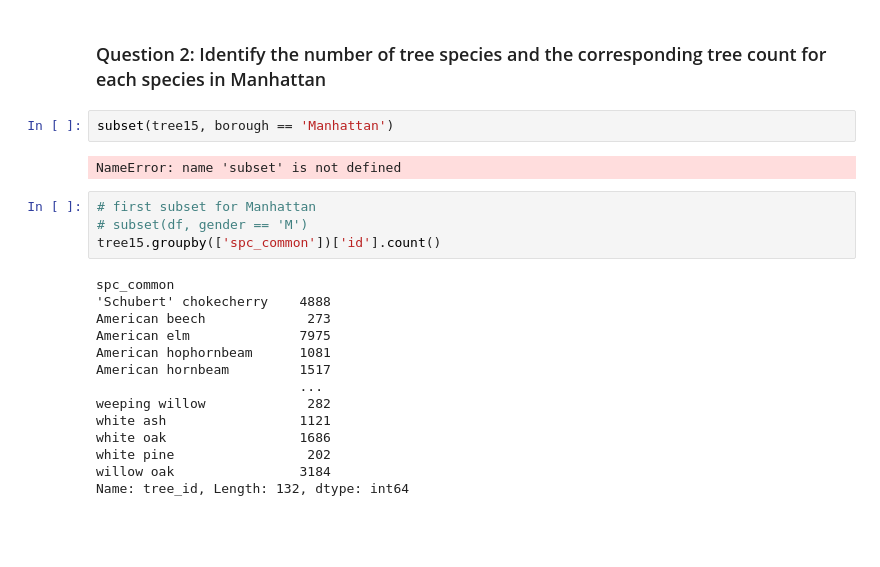
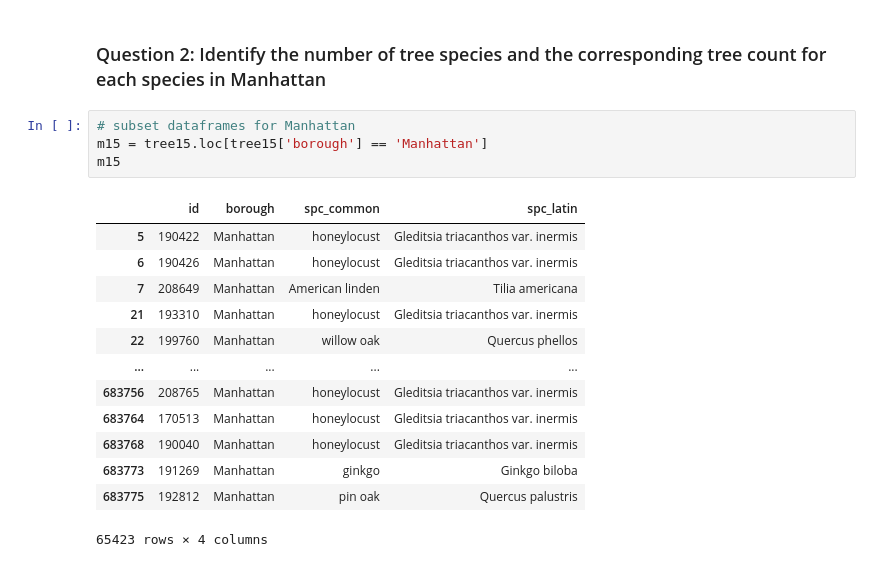
Before and after one commit to radleyciego/environmental-data-science, a Jupyter notebook: labs/04_data_visualization.ipynb, the cells around one changed output. Saved outputs shown, nothing was run; the diff lists cells and outputs as text; blank space fills up the shorter version.

```diff
--- a/labs/04_data_visualization.ipynb
+++ b/labs/04_data_visualization.ipynb
@@ -164,25 +164,21 @@ Staten Island     76634
 Name: RecordId, dtype: int64
 # %% [markdown]
 ### Question 2: Identify the number of tree species and the corresponding tree count for each species in Manhattan
-# %%
-subset(tree15, borough == 'Manhattan')
-# %% [output]
-NameError: name 'subset' is not defined
-# %%
-# first subset for Manhattan
-# subset(df, gender == 'M')
-tree15.groupby(['spc_common'])['id'].count()
-# %% [output]
-spc_common
-'Schubert' chokecherry    4888
-American beech             273
-American elm              7975
-American hophornbeam      1081
-American hornbeam         1517
-                          ...
-weeping willow             282
-white ash                 1121
-white oak                 1686
-white pine                 202
-willow oak                3184
-Name: tree_id, Length: 132, dtype: int64
+# %%
+# subset dataframes for Manhattan
+m15 = tree15.loc[tree15['borough'] == 'Manhattan']
+m15
+# %% [output]
+|  | id | borough | spc_common | spc_latin |
+| 5 | 190422 | Manhattan | honeylocust | Gleditsia triacanthos var. inermis |
+| 6 | 190426 | Manhattan | honeylocust | Gleditsia triacanthos var. inermis |
+| 7 | 208649 | Manhattan | American linden | Tilia americana |
+| 21 | 193310 | Manhattan | honeylocust | Gleditsia triacanthos var. inermis |
+| 22 | 199760 | Manhattan | willow oak | Quercus phellos |
+| ... | ... | ... | ... | ... |
+| 683756 | 208765 | Manhattan | honeylocust | Gleditsia triacanthos var. inermis |
+| 683764 | 170513 | Manhattan | honeylocust | Gleditsia triacanthos var. inermis |
+| 683768 | 190040 | Manhattan | honeylocust | Gleditsia triacanthos var. inermis |
+| 683773 | 191269 | Manhattan | ginkgo | Ginkgo biloba |
+| 683775 | 192812 | Manhattan | pin oak | Quercus palustris |
+65423 rows × 4 columns
```
Also changed, not shown: parts of 5 cells of this notebook.
